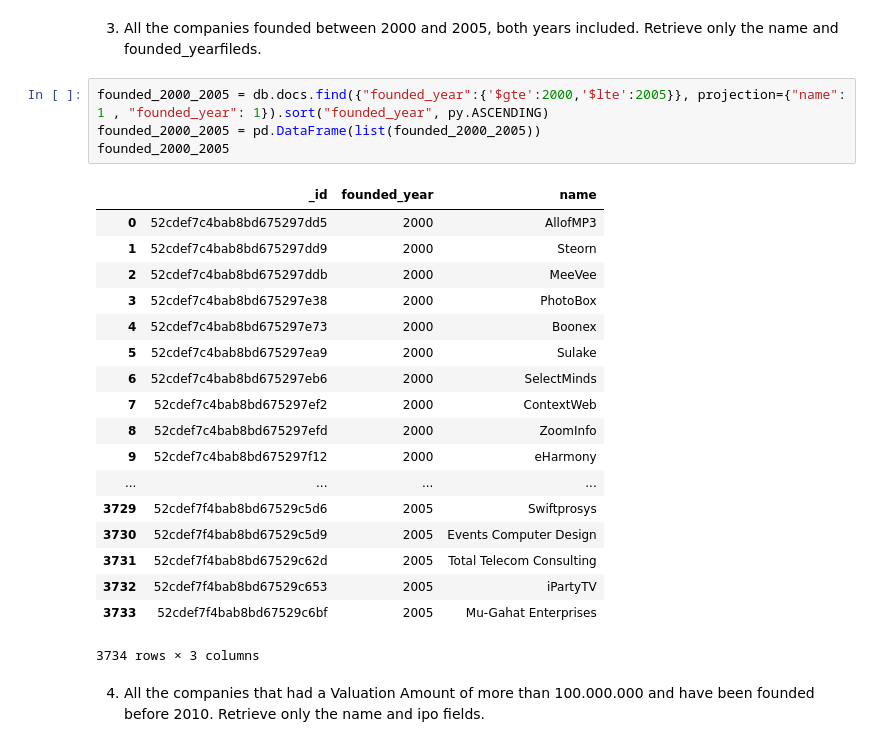
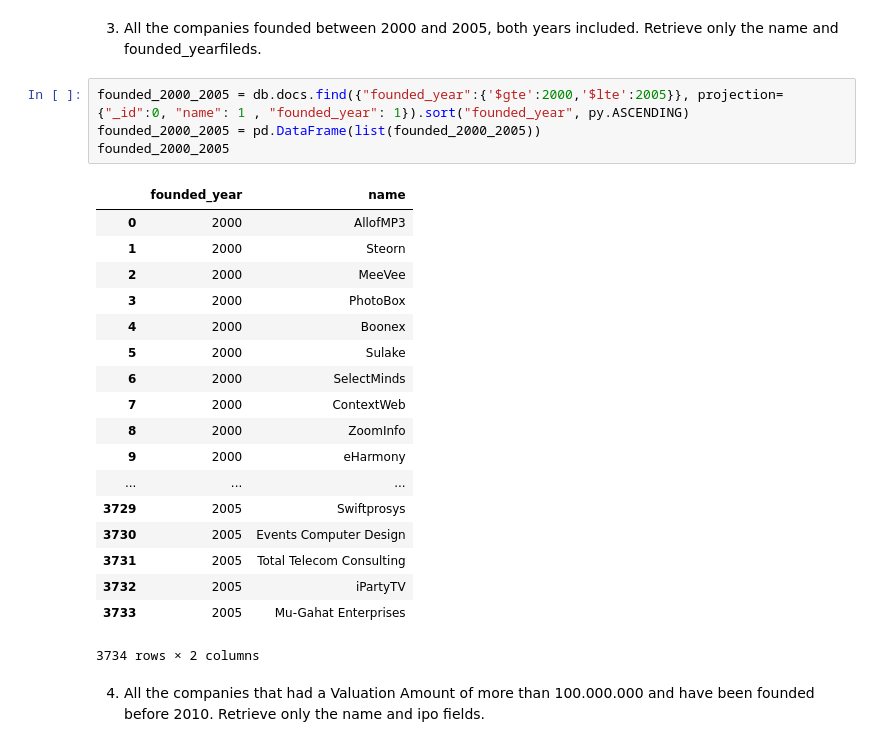
Before and after one commit to marisfont/madrid-oct-2018, a Jupyter notebook: module-2/lab-mongo/your-code.ipynb, the cells around one changed output. Cells and saved outputs as stored; diff of their text form.

```diff
--- a/module-2/lab-mongo/your-code.ipynb
+++ b/module-2/lab-mongo/your-code.ipynb
@@ -56,28 +47,28 @@ employees_5000
 # %% [markdown]
 3. All the companies founded between 2000 and 2005, both years included. Retrieve only the name and founded_yearfileds.
 # %%
-founded_2000_2005 = db.docs.find({"founded_year":{'$gte':2000,'$lte':2005}}, projection={"name": 1 , "founded_year": 1}).sort("founded_year", py.ASCENDING)
+founded_2000_2005 = db.docs.find({"founded_year":{'$gte':2000,'$lte':2005}}, projection={"_id":0, "name": 1 , "founded_year": 1}).sort("founded_year", py.ASCENDING)
 founded_2000_2005 = pd.DataFrame(list(founded_2000_2005))
 founded_2000_2005
 # %% [output]
-|  | _id | founded_year | name |
-| 0 | 52cdef7c4bab8bd675297dd5 | 2000 | AllofMP3 |
-| 1 | 52cdef7c4bab8bd675297dd9 | 2000 | Steorn |
-| 2 | 52cdef7c4bab8bd675297ddb | 2000 | MeeVee |
-| 3 | 52cdef7c4bab8bd675297e38 | 2000 | PhotoBox |
-| 4 | 52cdef7c4bab8bd675297e73 | 2000 | Boonex |
-| 5 | 52cdef7c4bab8bd675297ea9 | 2000 | Sulake |
-| 6 | 52cdef7c4bab8bd675297eb6 | 2000 | SelectMinds |
-| 7 | 52cdef7c4bab8bd675297ef2 | 2000 | ContextWeb |
-| 8 | 52cdef7c4bab8bd675297efd | 2000 | ZoomInfo |
-| 9 | 52cdef7c4bab8bd675297f12 | 2000 | eHarmony |
-| ... | ... | ... | ... |
-| 3729 | 52cdef7f4bab8bd67529c5d6 | 2005 | Swiftprosys |
-| 3730 | 52cdef7f4bab8bd67529c5d9 | 2005 | Events Computer Design |
-| 3731 | 52cdef7f4bab8bd67529c62d | 2005 | Total Telecom Consulting |
-| 3732 | 52cdef7f4bab8bd67529c653 | 2005 | iPartyTV |
-| 3733 | 52cdef7f4bab8bd67529c6bf | 2005 | Mu-Gahat Enterprises |
+|  | founded_year | name |
+| 0 | 2000 | AllofMP3 |
+| 1 | 2000 | Steorn |
+| 2 | 2000 | MeeVee |
+| 3 | 2000 | PhotoBox |
+| 4 | 2000 | Boonex |
+| 5 | 2000 | Sulake |
+| 6 | 2000 | SelectMinds |
+| 7 | 2000 | ContextWeb |
+| 8 | 2000 | ZoomInfo |
+| 9 | 2000 | eHarmony |
+| ... | ... | ... |
+| 3729 | 2005 | Swiftprosys |
+| 3730 | 2005 | Events Computer Design |
+| 3731 | 2005 | Total Telecom Consulting |
+| 3732 | 2005 | iPartyTV |
+| 3733 | 2005 | Mu-Gahat Enterprises |
-3734 rows × 3 columns
+3734 rows × 2 columns
 # %% [markdown]
 4. All the companies that had a Valuation Amount of more than 100.000.000 and have been founded before 2010. Retrieve only the name and ipo fields.
 # %%
```
Also changed, not shown: parts of 21 cells of this notebook.
